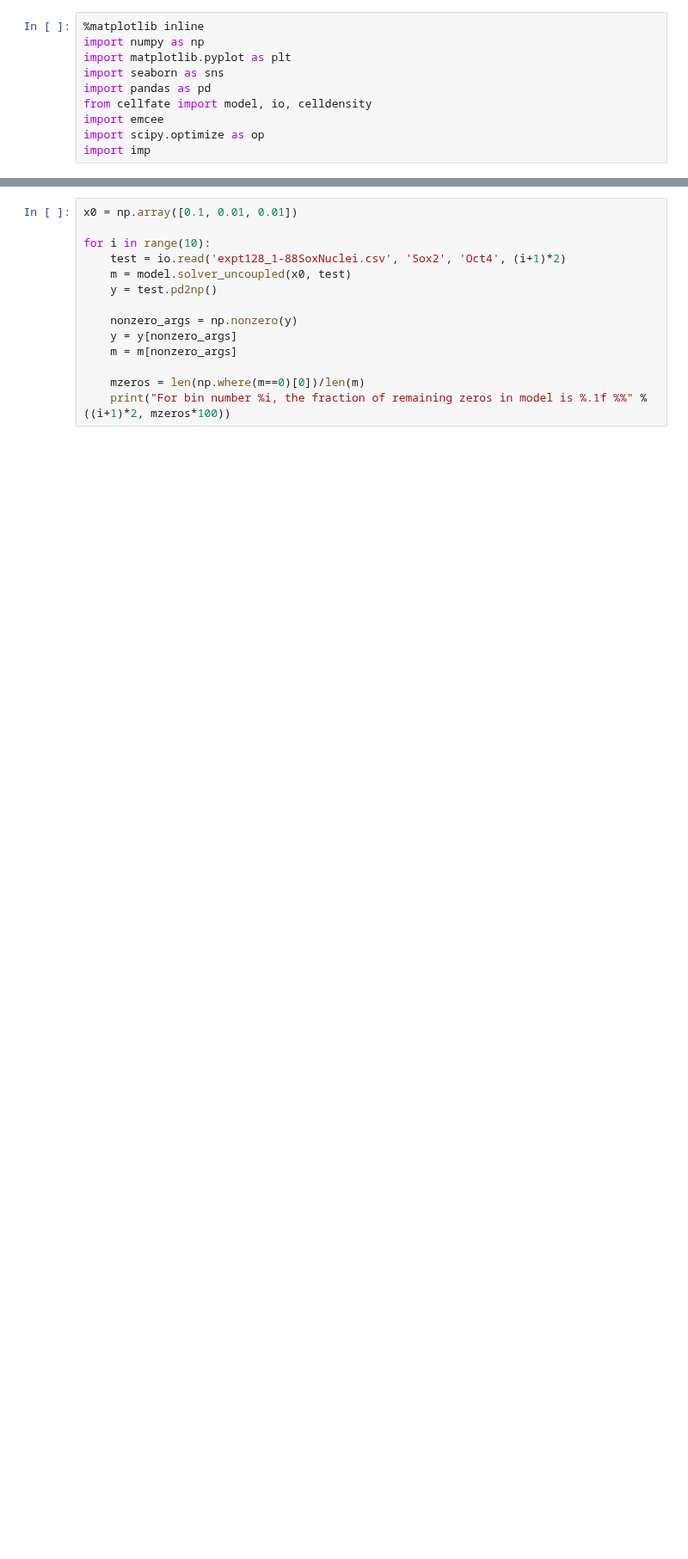
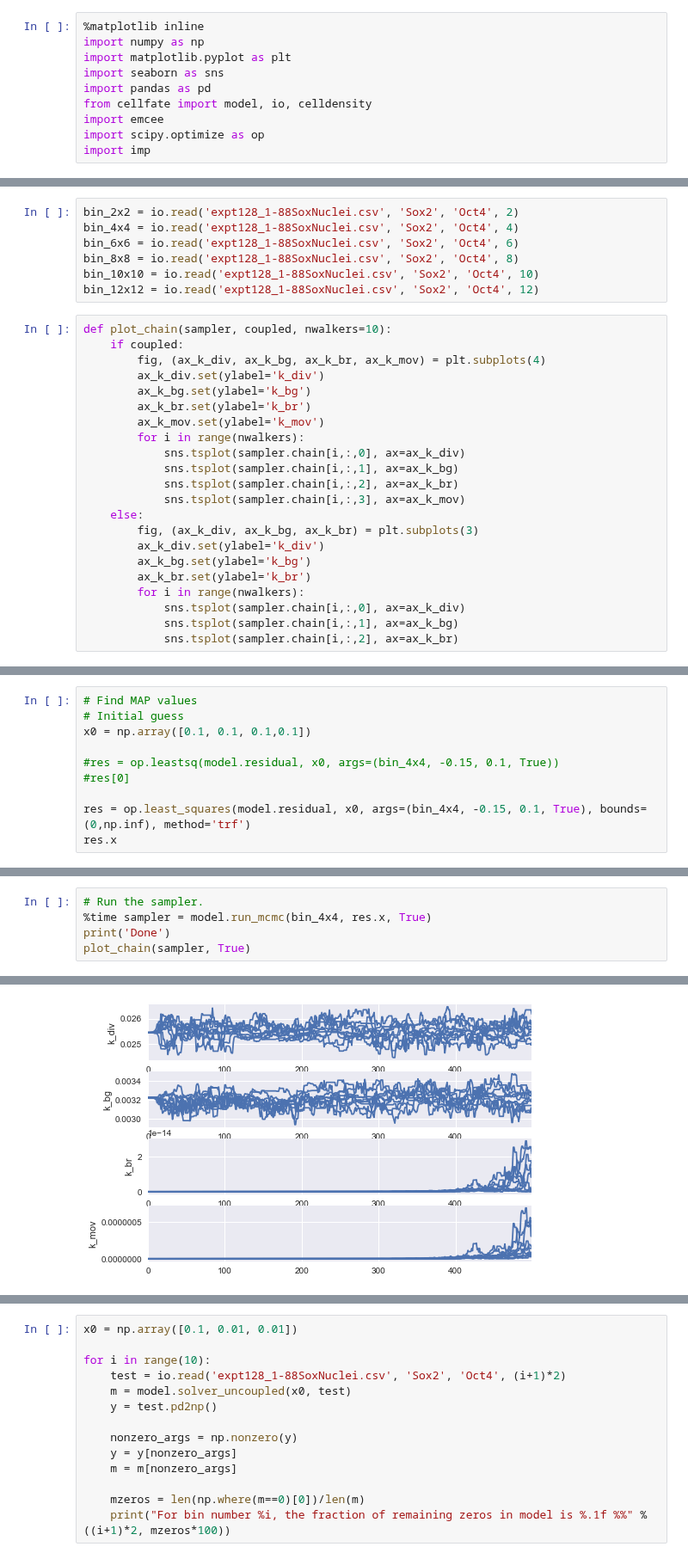
Before and after one commit to tessadgreen/cellfate, a Jupyter notebook: Inference.ipynb, the cells around one changed output, grey strips where cells are left out. Shown at 86% size. Saved outputs shown, nothing was run; the diff lists cells and outputs as text; blank space fills up the shorter version.

```diff
--- a/Inference.ipynb
+++ b/Inference.ipynb
@@ -173,0 +14,29 @@ testobject = io.read('expt128_1-88SoxNuclei.csv', 'Sox2', 'Oct4', 10)
+# %%
+bin_2x2 = io.read('expt128_1-88SoxNuclei.csv', 'Sox2', 'Oct4', 2)
+bin_4x4 = io.read('expt128_1-88SoxNuclei.csv', 'Sox2', 'Oct4', 4)
+bin_6x6 = io.read('expt128_1-88SoxNuclei.csv', 'Sox2', 'Oct4', 6)
+bin_8x8 = io.read('expt128_1-88SoxNuclei.csv', 'Sox2', 'Oct4', 8)
+bin_10x10 = io.read('expt128_1-88SoxNuclei.csv', 'Sox2', 'Oct4', 10)
+bin_12x12 = io.read('expt128_1-88SoxNuclei.csv', 'Sox2', 'Oct4', 12)
+# %%
+def plot_chain(sampler, coupled, nwalkers=10):
+    if coupled:
+        fig, (ax_k_div, ax_k_bg, ax_k_br, ax_k_mov) = plt.subplots(4)
+        ax_k_div.set(ylabel='k_div')
+        ax_k_bg.set(ylabel='k_bg')
+        ax_k_br.set(ylabel='k_br')
+        ax_k_mov.set(ylabel='k_mov')
+        for i in range(nwalkers):
+            sns.tsplot(sampler.chain[i,:,0], ax=ax_k_div)
+            sns.tsplot(sampler.chain[i,:,1], ax=ax_k_bg)
+            sns.tsplot(sampler.chain[i,:,2], ax=ax_k_br)
+            sns.tsplot(sampler.chain[i,:,3], ax=ax_k_mov)
+    else:
+        fig, (ax_k_div, ax_k_bg, ax_k_br) = plt.subplots(3)
+        ax_k_div.set(ylabel='k_div')
+        ax_k_bg.set(ylabel='k_bg')
+        ax_k_br.set(ylabel='k_br')
+        for i in range(nwalkers):
+            sns.tsplot(sampler.chain[i,:,0], ax=ax_k_div)
+            sns.tsplot(sampler.chain[i,:,1], ax=ax_k_bg)
+            sns.tsplot(sampler.chain[i,:,2], ax=ax_k_br)
@@ -173,0 +219,10 @@ testobject = io.read('expt128_1-88SoxNuclei.csv', 'Sox2', 'Oct4', 10)
+# %%
+# Find MAP values
+# Initial guess
+x0 = np.array([0.1, 0.1, 0.1,0.1])
+
+#res = op.leastsq(model.residual, x0, args=(bin_4x4, -0.15, 0.1, True))
+#res[0]
+
+res = op.least_squares(model.residual, x0, args=(bin_4x4, -0.15, 0.1, True), bounds=(0,np.inf), method='trf')
+res.x
@@ -173,0 +232,6 @@ testobject = io.read('expt128_1-88SoxNuclei.csv', 'Sox2', 'Oct4', 10)
+# %%
+# Run the sampler.
+%time sampler = model.run_mcmc(bin_4x4, res.x, True)
+print('Done')
+plot_chain(sampler, True)
+# %% [output]
@@ -173,0 +241 @@ testobject = io.read('expt128_1-88SoxNuclei.csv', 'Sox2', 'Oct4', 10)
+[figure, added]
```
Also changed, not shown: parts of 76 cells of this notebook, 6 other files.
